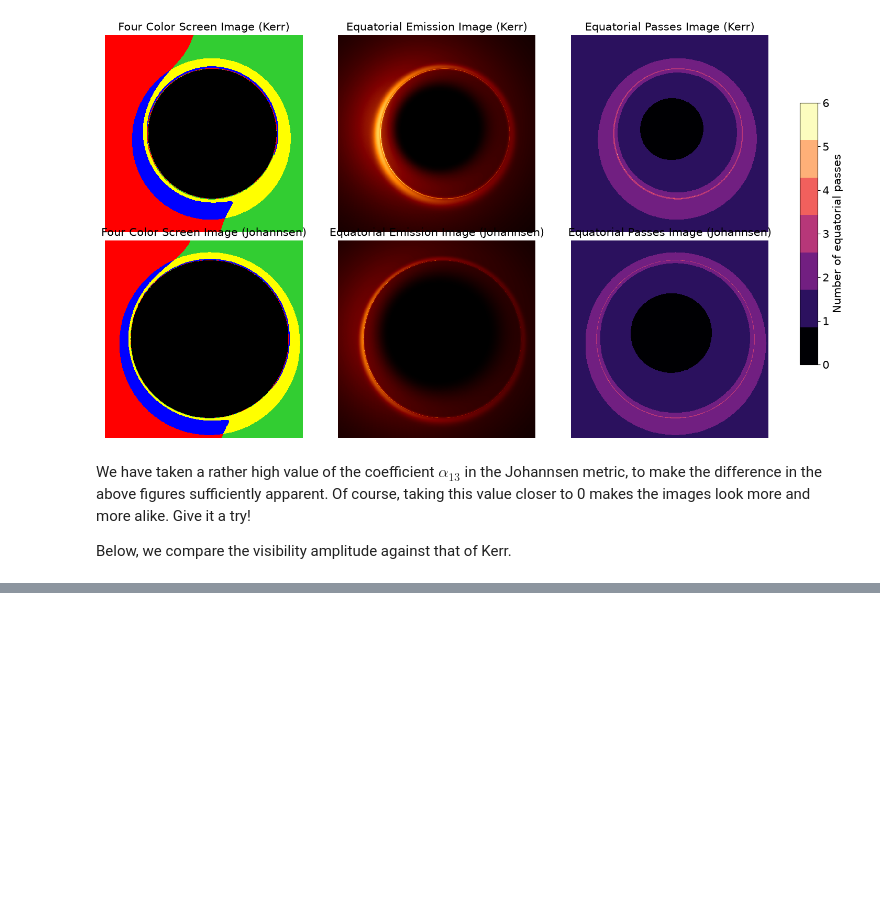
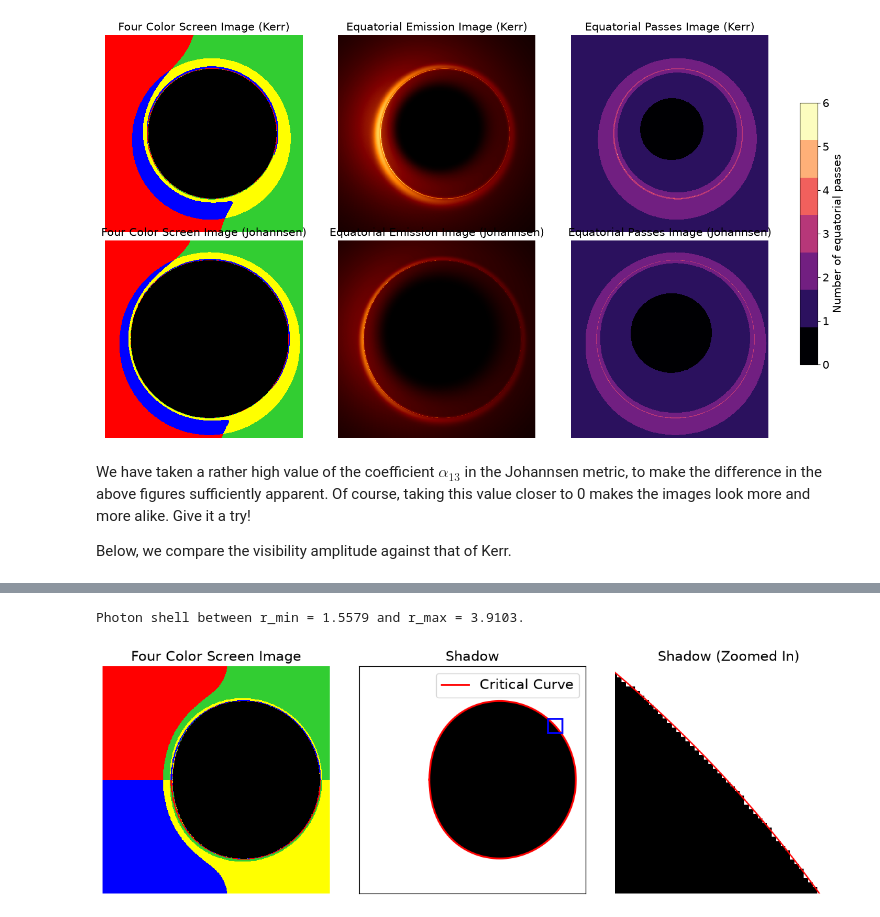
Before and after one commit to drmayerson/FOORT, a Jupyter notebook: PostProc/ExampleNotebook.ipynb, the cells around one changed output, grey strips where cells are left out. Drawn from its saved outputs; the diff is of its cells as text; code cells hidden in the pictures; blank space fills up the shorter version.

Commit message:
cfg cleaning and added critical curve to example

```diff
--- a/PostProc/ExampleNotebook.ipynb
+++ b/PostProc/ExampleNotebook.ipynb
@@ -163,0 +184,65 @@ plt.show()
+# %%
+## Analytic shadow for Kerr with a=0.9
+
+# Radial range of photon shells for Kerr with a=0.9
+r_min, r_max = 2 * (1 + np.cos((2./3.) * np.arccos(-0.9))) , 2 * (1 + np.cos((2./3.) * np.arccos(0.9)))
+r_range = np.linspace(r_min, r_max, 10000)
+print(f"Photon shell between r_min = {r_min:.4f} and r_max = {r_max:.4f}.")
+
+# Conserved quantities for Kerr with a=0.9
+Delta = r_range**2 - 2 * r_range + 0.9**2
+lam = ((r_range**2 - 0.9**2) - r_range * Delta) / (0.9 * (r_range - 1))
+eta = 4 * r_range**2 * Delta / (r_range - 1)**2 - (lam - 0.9)**2
+
+# Screen parameters
+alpha = -lam
+beta = np.sqrt(eta +  1.e-10) # small floor value to avoid sqrt of negative numbers
+
+# concatenate alpha and beta to form the analytic shadow
+alpha_p = np.concatenate((alpha, alpha[::-1]))
+beta_p = np.concatenate((beta, -beta[::-1]))
+# %% [output]
+Photon shell between r_min = 1.5579 and r_max = 3.9103.
+# %%
+fig, ax = plt.subplots(1, 3, figsize=(12, 4))
+
+pf.FOORTToFourColorScreenImage("../FOORT/Output/KerrCriticalCurve", NrFiles=1, Ax=ax[0])
+# plot FOORT shadow in ax[1] and ax[2]
+ax[1].imshow(FOORTGridShadow, origin='lower', cmap='gray')
+ax[2].imshow(FOORTGridShadow, origin='lower', cmap='gray')
+
+# Rescaling factor for analytic shadow to match the FOORT grid
+grid_center = np.array(FOORTGridShadow.shape) / 2
+screen_dim = 15  # in units of M
+screen_size = np.array(FOORTGridShadow.shape)[0]
+factor = screen_size / screen_dim
+
+# Plot analytic shadow in ax[1] and ax[2]
+ax[1].plot(alpha_p * factor + grid_center[0], beta_p*factor + grid_center[1],
+           color='red', label='Critical Curve', linewidth=2)
+ax[2].plot(alpha_p*factor + grid_center[0], beta_p*factor + grid_center[1], color='red')
+
+# Define zoom-in box for ax[2]
+zoom_box = [660, 710, 560, 610]  # [xmin, x_max, y_min, y_max]
+rect = plt.Rectangle((zoom_box[0], zoom_box[2]), zoom_box[1]-zoom_box[0], zoom_box[3]-zoom_box[2],
+                     linewidth=2, edgecolor='blue', facecolor='none', zorder=5)
+ax[1].add_patch(rect)
+
+# zoom in ax[2]
+ax[2].set_xlim(660,710)
+ax[2].set_ylim(560,610)
+
+# decorate
+ax[0].set_title("Four Color Screen Image")
+ax[1].set_title("Shadow")
+ax[2].set_title("Shadow (Zoomed In)")
+# turn off ticks for ax[1]
+ax[1].tick_params(left=False, bottom=False, labelleft=False, labelbottom=False)
+ax[1].legend()
+
+fig.tight_layout()
+# fig.savefig("Example_nb_shadow.png", dpi=300)
+
+plt.show()
+# %% [output]
+[figure, added]
```
Also changed, not shown: parts of 8 cells of this notebook, 6 other files.
